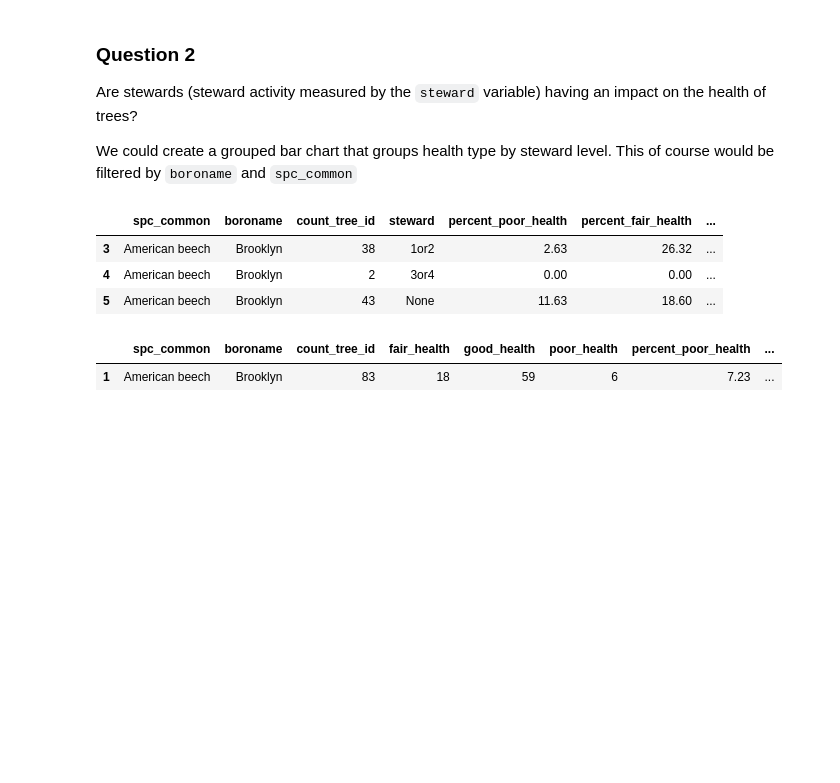
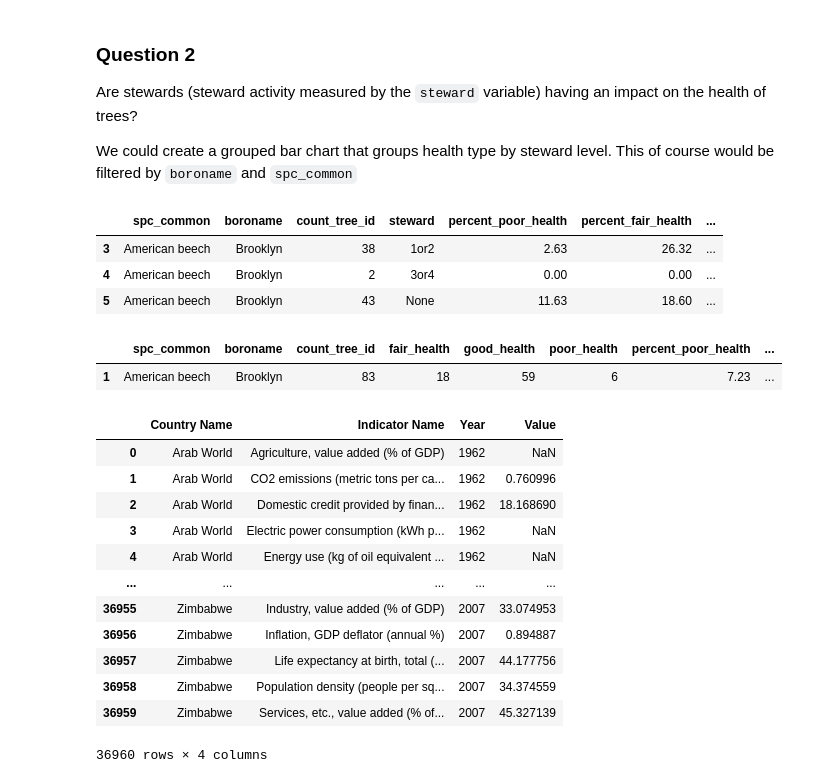
Before and after one commit to justinm0rgan/CUNY_DATA_608, a Jupyter notebook: module4/01_load_data_eda.ipynb, the cells around one changed output. Drawn from its saved outputs; the diff is of its cells as text; code cells hidden in the pictures; blank space fills up the shorter version.

```diff
--- a/module4/01_load_data_eda.ipynb
+++ b/module4/01_load_data_eda.ipynb
@@ -260,3 +287,19 @@ one_tree_df
 # %% [output]
 |  | spc_common | boroname | count_tree_id | fair_health | good_health | poor_health | percent_poor_health | ... |
 | 1 | American beech | Brooklyn | 83 | 18 | 59 | 6 | 7.23 | ... |
+# %%
+plotly_df=pd.read_csv('https://plotly.github.io/datasets/country_indicators.csv')
+# %% [output]
+|  | Country Name | Indicator Name | Year | Value |
+| 0 | Arab World | Agriculture, value added (% of GDP) | 1962 | NaN |
+| 1 | Arab World | CO2 emissions (metric tons per ca... | 1962 | 0.760996 |
+| 2 | Arab World | Domestic credit provided by finan... | 1962 | 18.168690 |
+| 3 | Arab World | Electric power consumption (kWh p... | 1962 | NaN |
+| 4 | Arab World | Energy use (kg of oil equivalent ... | 1962 | NaN |
+| ... | ... | ... | ... | ... |
+| 36955 | Zimbabwe | Industry, value added (% of GDP) | 2007 | 33.074953 |
+| 36956 | Zimbabwe | Inflation, GDP deflator (annual %) | 2007 | 0.894887 |
+| 36957 | Zimbabwe | Life expectancy at birth, total (... | 2007 | 44.177756 |
+| 36958 | Zimbabwe | Population density (people per sq... | 2007 | 34.374559 |
+| 36959 | Zimbabwe | Services, etc., value added (% of... | 2007 | 45.327139 |
+36960 rows × 4 columns
```
Also changed, not shown: parts of 9 cells of this notebook.
